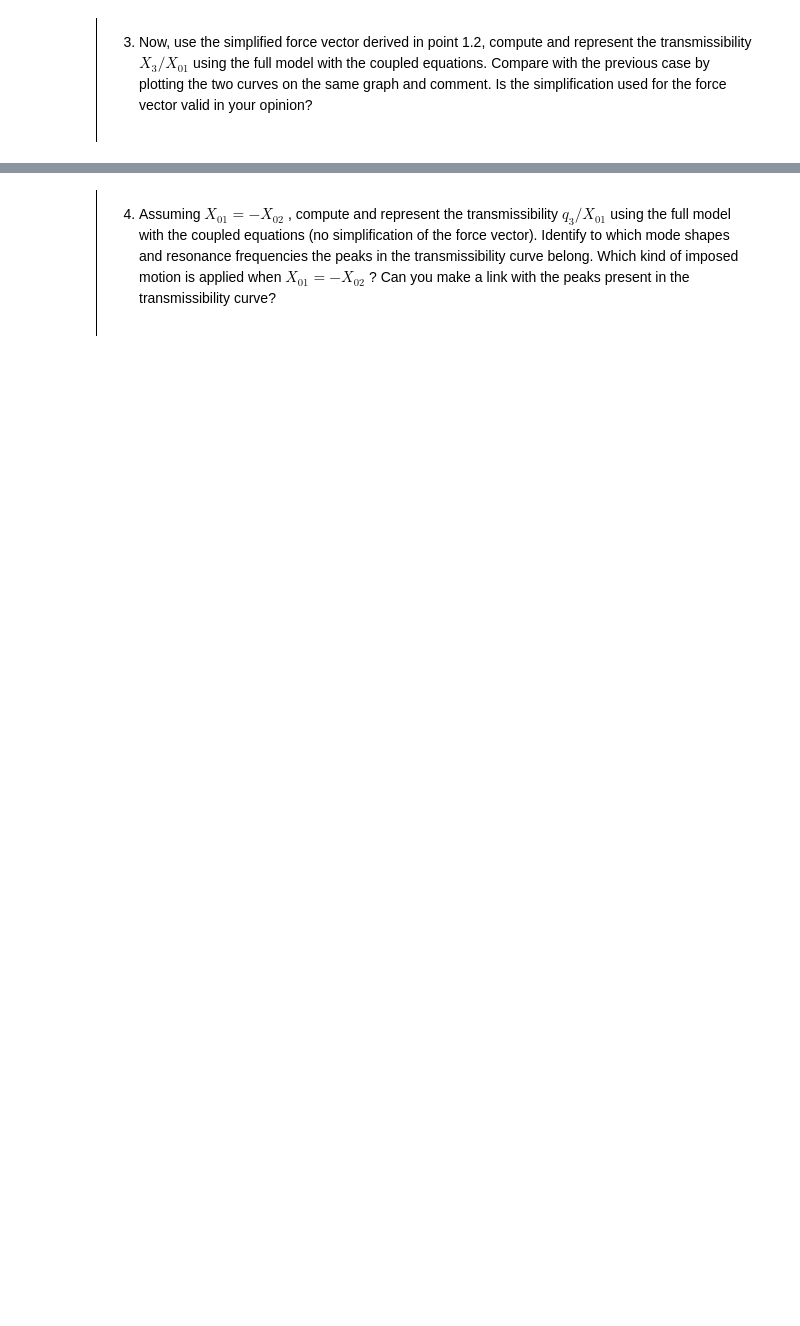
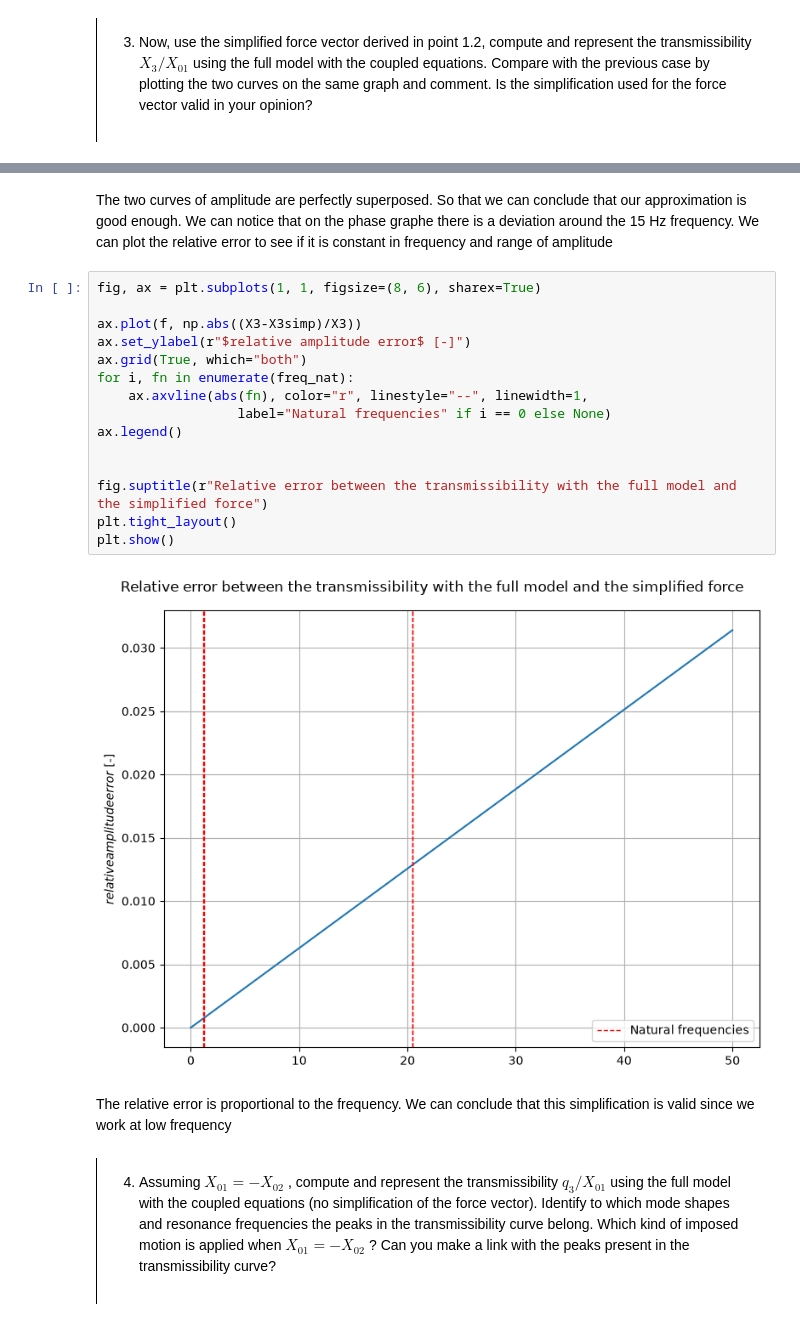
Before and after one commit to pierre-ulb/MV2627_Exercises, a Jupyter notebook: Project2627/project.ipynb, the cells around one changed output, grey strips where cells are left out. Drawn from its saved outputs; the diff is of its cells as text; blank space fills up the shorter version.

```diff
--- a/Project2627/project.ipynb
+++ b/Project2627/project.ipynb
@@ -161,3 +288,26 @@ f = np.zeros((4, 1))
+# %% [markdown]
+The two curves of amplitude are perfectly superposed. So that we can conclude that our approximation is good enough.
+We can notice that on the phase graphe there is a deviation around the 15 Hz frequency.
+We can plot the relative error to see if it is constant in frequency and range of amplitude
+# %%
+fig, ax = plt.subplots(1, 1, figsize=(8, 6), sharex=True)
+
+ax.plot(f, np.abs((X3-X3simp)/X3))
+ax.set_ylabel(r"$relative amplitude error$ [-]")
+ax.grid(True, which="both")
+for i, fn in enumerate(freq_nat):
+    ax.axvline(abs(fn), color="r", linestyle="--", linewidth=1,
+                  label="Natural frequencies" if i == 0 else None)
+ax.legend()
+
+
+fig.suptitle(r"Relative error between the transmissibility with the full model and the simplified force")
+plt.tight_layout()
+plt.show()
+# %% [output]
+[figure, added]
+# %% [markdown]
+The relative error is proportional to the frequency. We can conclude that this simplification is valid since we work at low frequency
 # %% [markdown]
 <div style="border-left: 1px solid black; padding: 1em; margin: 1em 0;">
 
```
Also changed, not shown: parts of 51 cells of this notebook, 1 other file.
